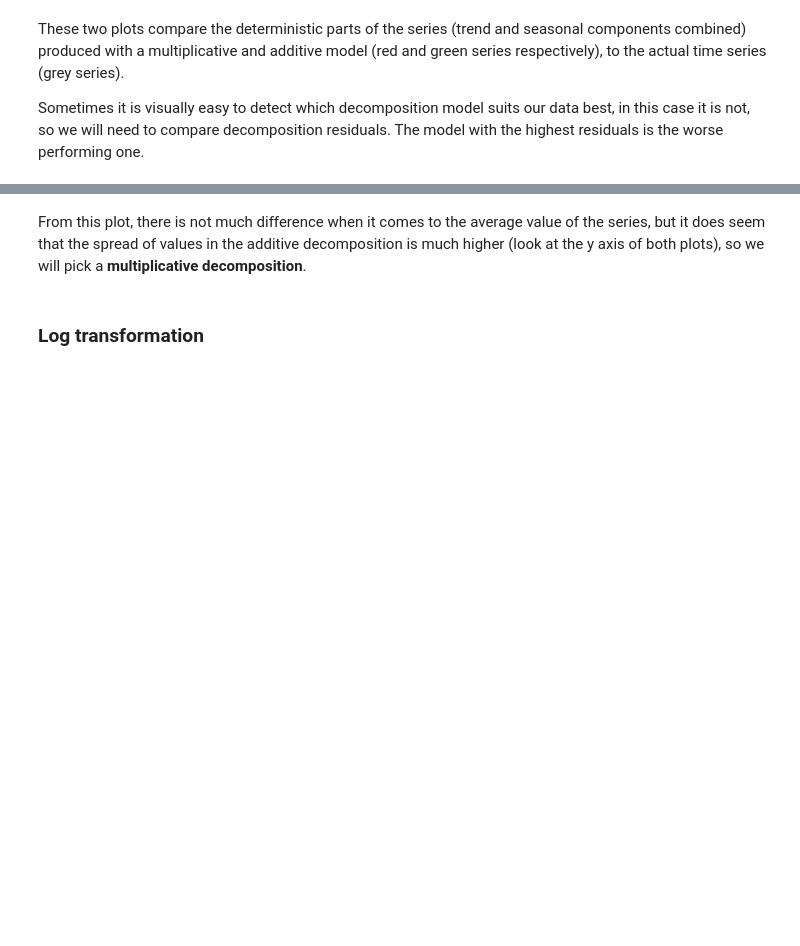
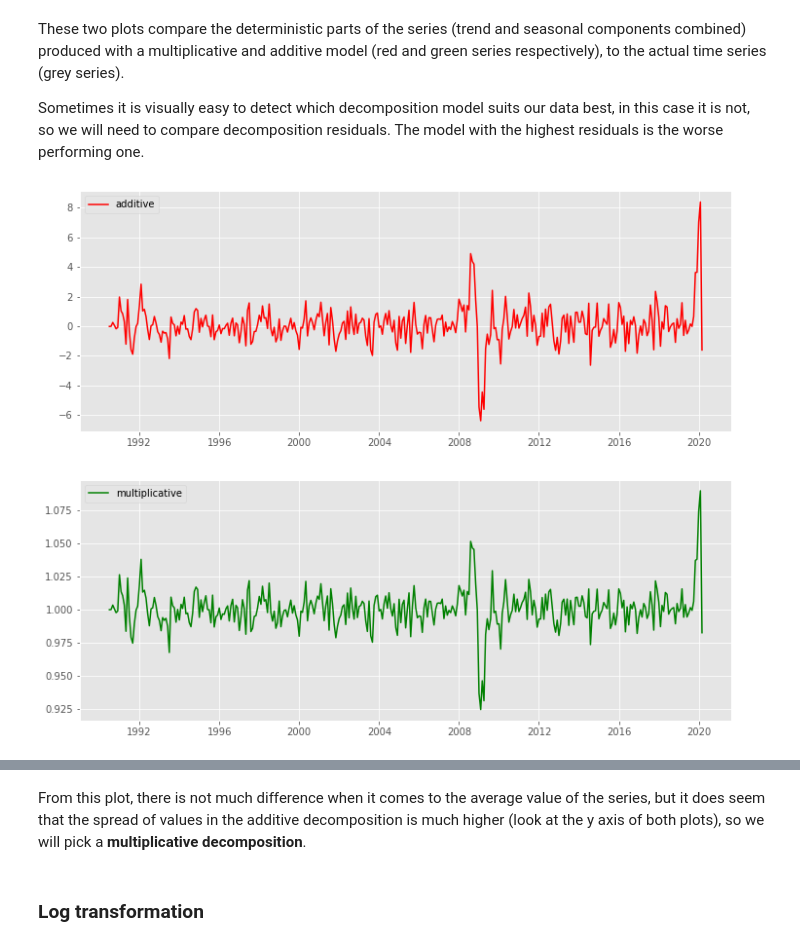
Before and after one commit to rbpduffy1/data-resources, a Jupyter notebook: time-series-1.5/timeseries_workshop_guided.ipynb, the cells around one changed output, grey strips where cells are left out. Drawn from its saved outputs; the diff is of its cells as text; code cells hidden in the pictures; blank space fills up the shorter version.

```diff
--- a/time-series-1.5/timeseries_workshop_guided.ipynb
+++ b/time-series-1.5/timeseries_workshop_guided.ipynb
@@ -152,0 +239,15 @@ Sometimes it is visually easy to detect which decomposition model suits our data
+# %%
+# compare residuals from the two decompositions using the .resid method
+
+plt.subplot(211)
+
+plt.plot(sdc_a.resid, 'r', label='additive')
+plt.legend(loc='best')
+
+plt.subplot(212)
+plt.plot(sdc_m.resid,'g', label='multiplicative')
+plt.legend(loc='best')
+
+plt.show()
+# %% [output]
+[figure, added]
```
Also changed, not shown: parts of 39 cells of this notebook, 1 other file.
